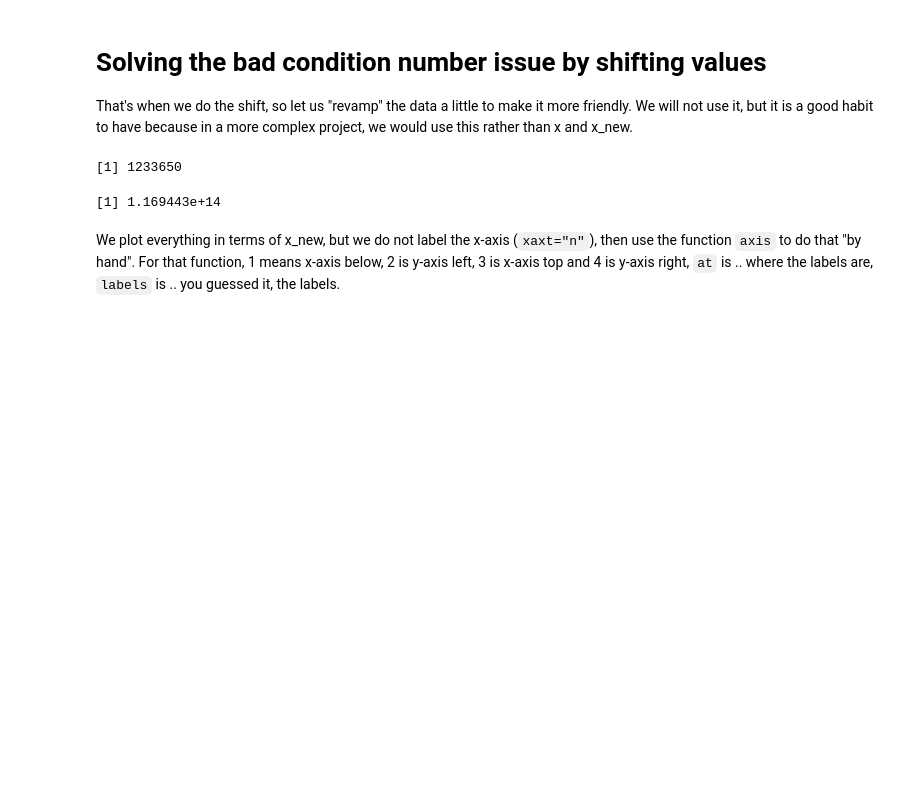
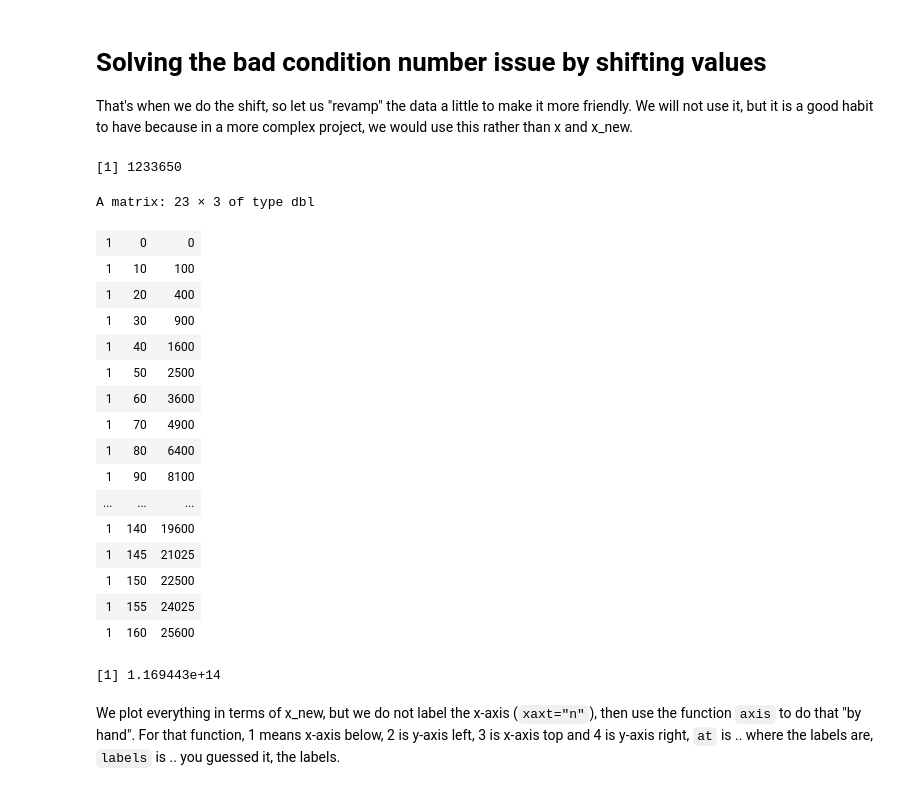
Before and after one commit to julien-arino/math-of-data-science, a Jupyter notebook: CODE/Canada_census_fitting_withQR.ipynb, the cells around one changed output. Drawn from its saved outputs; the diff is of its cells as text; code cells hidden in the pictures; blank space fills up the shorter version.

```diff
--- a/CODE/Canada_census_fitting_withQR.ipynb
+++ b/CODE/Canada_census_fitting_withQR.ipynb
@@ -33,22 +51,40 @@ That's when we do the shift, so let us "revamp" the data a little to make it mor
 # %%
 x_new = x-min(x)
 # We also add this to the data
 data$year_shifted = x_new
 
 A_l = matrix(c(rep(1, length(x_new)), x_new), nr = length(x_new), nc = 2)
 ATA_l = t(A_l) %*% A_l
 det(ATA_l)
 invATA_l = solve(ATA_l)
 sol_l = invATA_l %*% t(A_l) %*% b
 
 A_q = matrix(c(rep(1, length(x)), x_new, x_new^2), nr = length(x), nc = 3)
+A_q
 ATA_q = t(A_q) %*% A_q
 det(ATA_q)
 invATA_q = solve(ATA_q)
 sol_q = invATA_q %*% t(A_q) %*% b
 # %% [output]
 [1] 1233650
-[1] 1.169443e+14
+A matrix: 23 × 3 of type dbl
+| 1 | 0 | 0 |
+| 1 | 10 | 100 |
+| 1 | 20 | 400 |
+| 1 | 30 | 900 |
+| 1 | 40 | 1600 |
+| 1 | 50 | 2500 |
+| 1 | 60 | 3600 |
+| 1 | 70 | 4900 |
+| 1 | 80 | 6400 |
+| 1 | 90 | 8100 |
+| ... | ... | ... |
+| 1 | 140 | 19600 |
+| 1 | 145 | 21025 |
+| 1 | 150 | 22500 |
+| 1 | 155 | 24025 |
+| 1 | 160 | 25600 |
+[1] 1.169443e+14
 # %% [markdown]
 We plot everything in terms of x_new, but we do not label the x-axis (`xaxt="n"`), then use the function `axis` to do that "by hand". For that function, 1 means x-axis below, 2 is y-axis left, 3 is x-axis top and 4 is y-axis right, `at` is .. where the labels are, `labels` is .. you guessed it, the labels.
 # %%
```
Also changed, not shown: parts of 2 cells of this notebook, 2 other files.
